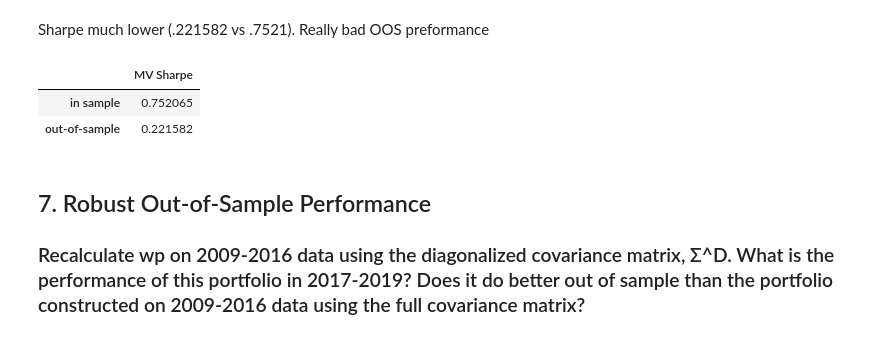
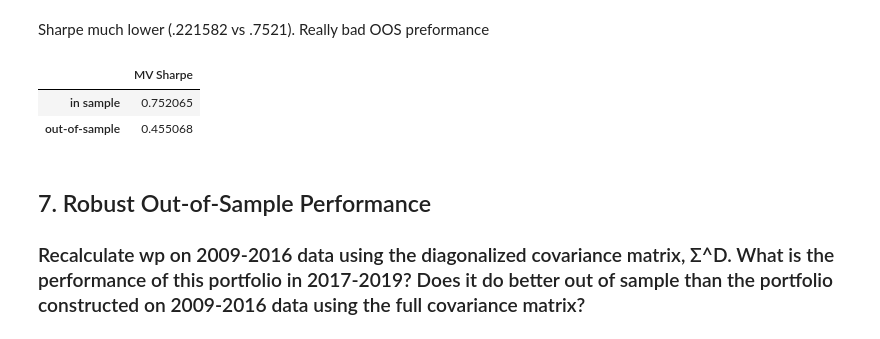
Before and after one commit to brandtlawson/Quant-Course, a Jupyter notebook: HW1/HW1_Code.ipynb, the cells around one changed output. Cells and saved outputs as stored; diff of their text form; code cells hidden in the pictures.

```diff
--- a/HW1/HW1_Code.ipynb
+++ b/HW1/HW1_Code.ipynb
@@ -348,13 +348,13 @@ Sharpe ratio of 2017-2019 mv portfolio = 0.4551
 # %% [markdown]
 Sharpe much lower (.221582 vs .7521). Really bad OOS preformance
 # %%
-Q6_table = pd.DataFrame([float(sharpe_tan_2016), sharpe_tan_2019[0]], index = ['in sample', 'out-of-sample'])
+Q6_table = pd.DataFrame([float(sharpe_tan_2016), Q6_sharpe[0]], index = ['in sample', 'out-of-sample'])
 Q6_table.columns = (['MV Sharpe'])
 Q6_table
 # %% [output]
 |  | MV Sharpe |
 | in sample | 0.752065 |
-| out-of-sample | 0.221582 |
+| out-of-sample | 0.455068 |
 # %% [markdown]
 ## 7. Robust Out-of-Sample Performance
 ### Recalculate wp on 2009-2016 data using the diagonalized covariance matrix, Σ^D. What is the performance of this portfolio in 2017-2019? Does it do better out of sample than the portfolio constructed on 2009-2016 data using the full covariance matrix?
```
Also changed, not shown: parts of 1 cell of this notebook.
